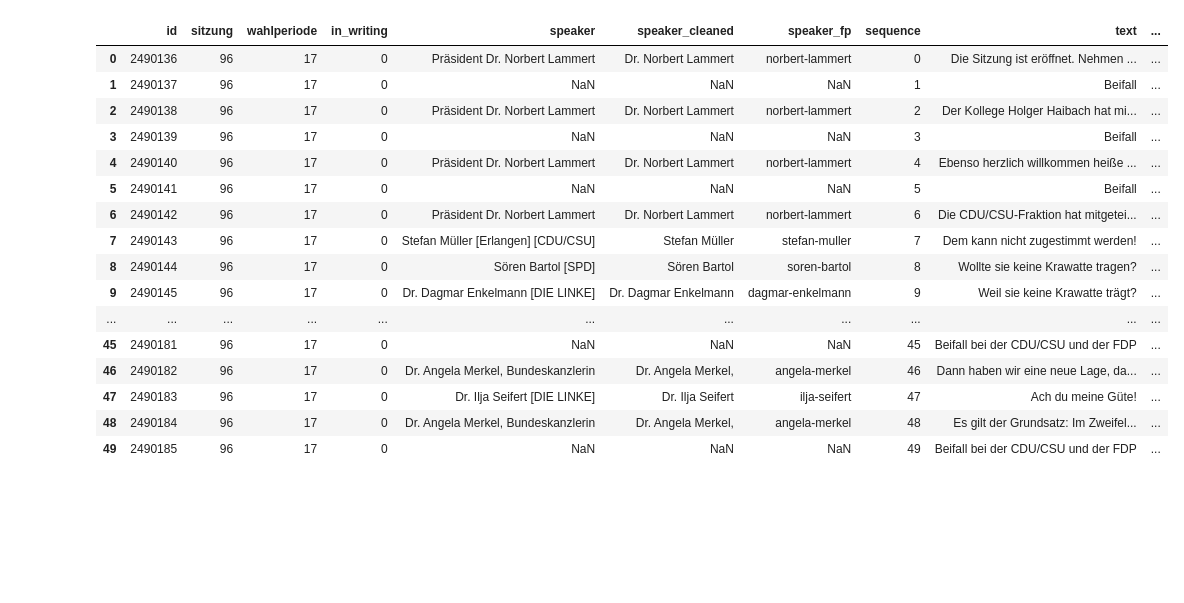
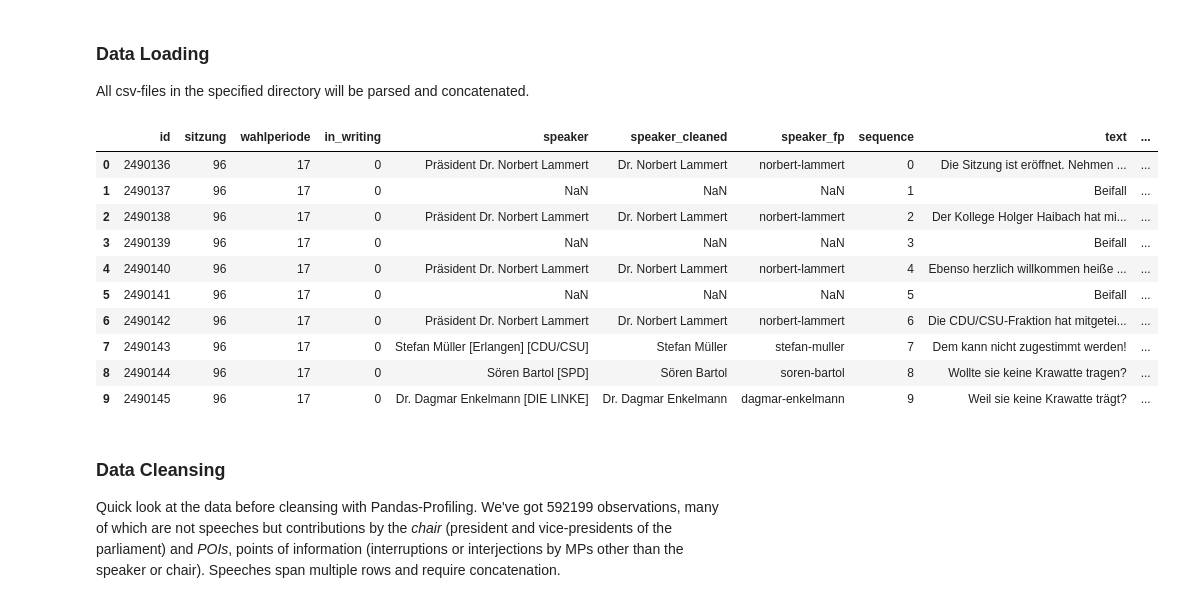
Before and after one commit to sebas-seck/bundestag_nlp, a Jupyter notebook: nb_02_plenary_protocols.ipynb, the cells around one changed output. Saved outputs shown, nothing was run; the diff lists cells and outputs as text; code cells hidden in the pictures; blank space fills up the shorter version.

```diff
--- a/nb_02_plenary_protocols.ipynb
+++ b/nb_02_plenary_protocols.ipynb
@@ -11,31 +24,31 @@ def show(table):
+# %% [markdown]
+### Data Loading
+All csv-files in the specified directory will be parsed and concatenated.
 # %%
 path = "plpr-scraper/data/out"
 all_files = glob.glob(path + "/*.csv")
 
 df_list = []
 
 for filename in all_files:
     df = pd.read_csv(filename, index_col=None, escapechar="\\")
     df_list.append(df)
 
 df = pd.concat(df_list, axis=0, ignore_index=True)
-df.text = df.text.str.replace('\n', ' ')
-show(df[:50])
+df_prior_shape = df.shape
+show(df[:10])
 # %% [output]
 |  | id | sitzung | wahlperiode | in_writing | speaker | speaker_cleaned | speaker_fp | sequence | text | ... |
 | 0 | 2490136 | 96 | 17 | 0 | Präsident Dr. Norbert Lammert | Dr. Norbert Lammert | norbert-lammert | 0 | Die Sitzung ist eröffnet. Nehmen ... | ... |
 | 1 | 2490137 | 96 | 17 | 0 | NaN | NaN | NaN | 1 | Beifall | ... |
 | 2 | 2490138 | 96 | 17 | 0 | Präsident Dr. Norbert Lammert | Dr. Norbert Lammert | norbert-lammert | 2 | Der Kollege Holger Haibach hat mi... | ... |
 | 3 | 2490139 | 96 | 17 | 0 | NaN | NaN | NaN | 3 | Beifall | ... |
 | 4 | 2490140 | 96 | 17 | 0 | Präsident Dr. Norbert Lammert | Dr. Norbert Lammert | norbert-lammert | 4 | Ebenso herzlich willkommen heiße ... | ... |
 | 5 | 2490141 | 96 | 17 | 0 | NaN | NaN | NaN | 5 | Beifall | ... |
 | 6 | 2490142 | 96 | 17 | 0 | Präsident Dr. Norbert Lammert | Dr. Norbert Lammert | norbert-lammert | 6 | Die CDU/CSU-Fraktion hat mitgetei... | ... |
 | 7 | 2490143 | 96 | 17 | 0 | Stefan Müller [Erlangen] [CDU/CSU] | Stefan Müller | stefan-muller | 7 | Dem kann nicht zugestimmt werden! | ... |
 | 8 | 2490144 | 96 | 17 | 0 | Sören Bartol [SPD] | Sören Bartol | soren-bartol | 8 | Wollte sie keine Krawatte tragen? | ... |
 | 9 | 2490145 | 96 | 17 | 0 | Dr. Dagmar Enkelmann [DIE LINKE] | Dr. Dagmar Enkelmann | dagmar-enkelmann | 9 | Weil sie keine Krawatte trägt? | ... |
-| ... | ... | ... | ... | ... | ... | ... | ... | ... | ... | ... |
-| 45 | 2490181 | 96 | 17 | 0 | NaN | NaN | NaN | 45 | Beifall bei der CDU/CSU und der FDP | ... |
-| 46 | 2490182 | 96 | 17 | 0 | Dr. Angela Merkel, Bundeskanzlerin | Dr. Angela Merkel, | angela-merkel | 46 | Dann haben wir eine neue Lage, da... | ... |
-| 47 | 2490183 | 96 | 17 | 0 | Dr. Ilja Seifert [DIE LINKE] | Dr. Ilja Seifert | ilja-seifert | 47 | Ach du meine Güte! | ... |
-| 48 | 2490184 | 96 | 17 | 0 | Dr. Angela Merkel, Bundeskanzlerin | Dr. Angela Merkel, | angela-merkel | 48 | Es gilt der Grundsatz: Im Zweifel... | ... |
-| 49 | 2490185 | 96 | 17 | 0 | NaN | NaN | NaN | 49 | Beifall bei der CDU/CSU und der FDP | ... |
+# %% [markdown]
+### Data Cleansing
+Quick look at the data before cleansing with Pandas-Profiling. We've got 592199 observations, many of which are not speeches but contributions by the *chair* (president and vice-presidents of the parliament) and *POIs*, points of information (interruptions or interjections by MPs other than the speaker or chair). Speeches span multiple rows and require concatenation.
```
Also changed, not shown: parts of 19 cells of this notebook, 8 other files.
